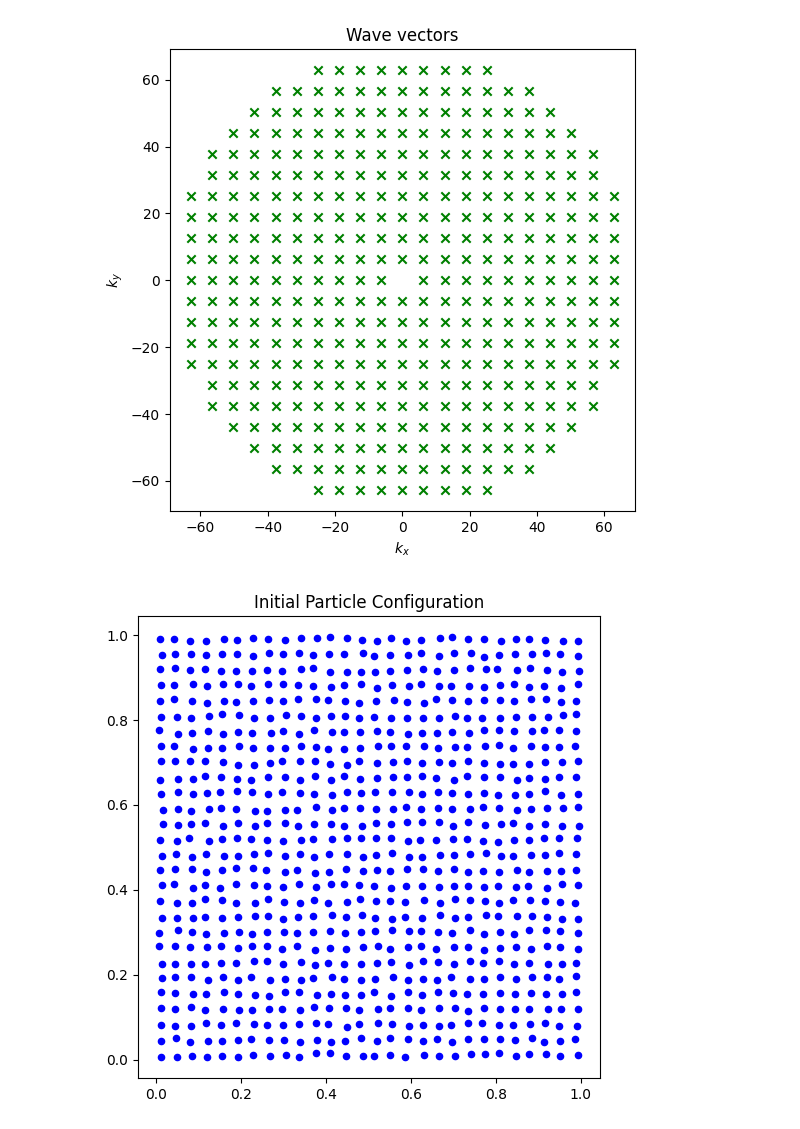
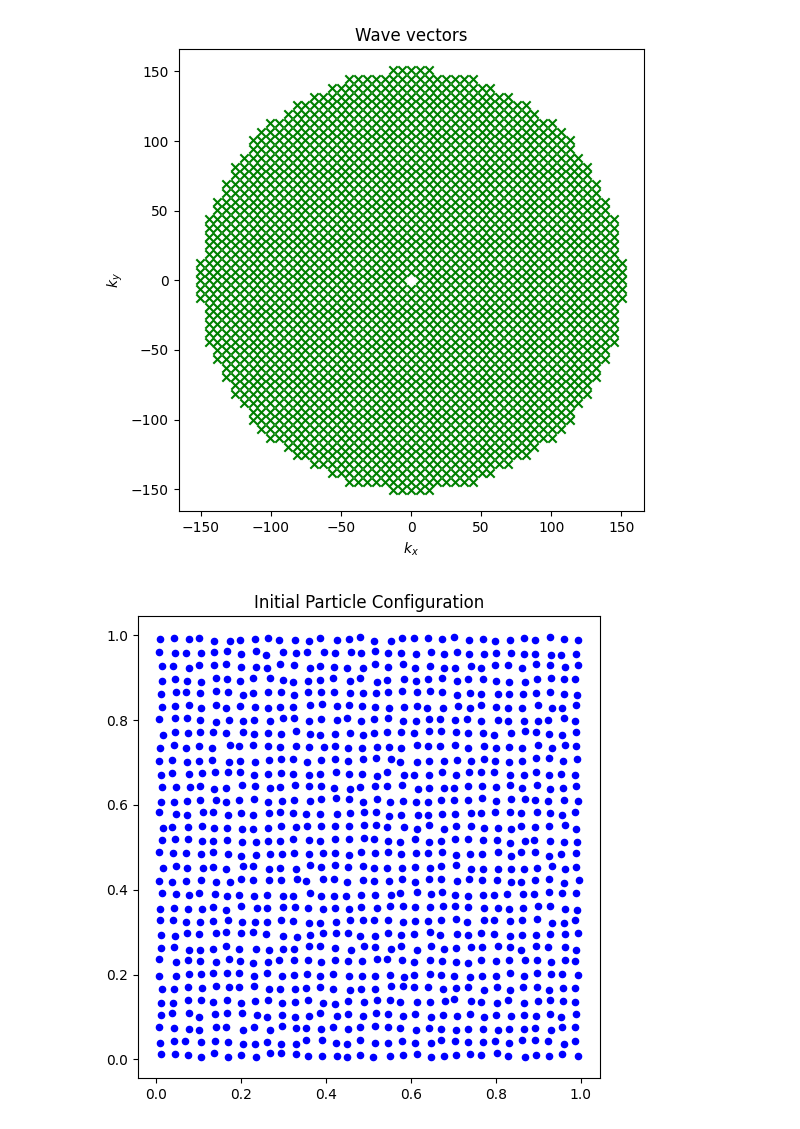
Before and after one commit to EnnoI/modeling_seminarSoSe25, a Jupyter notebook: hu_nnufft.ipynb, the cells around one changed output. Cells and saved outputs as stored; diff of their text form; code cells hidden in the pictures.

```diff
--- a/hu_nnufft.ipynb
+++ b/hu_nnufft.ipynb
@@ -73,12 +73,10 @@ def perturbed_point_pattern(N, eps=0.005):
 # %%
 def compute_rho(k, r):
     N = r.shape[0]
-    kx = np.ascontiguousarray(k[0, :])
-    ky = np.ascontiguousarray(k[1, :])
     rx = np.ascontiguousarray(r[:, 0])
     ry = np.ascontiguousarray(r[:, 1])
     c = np.ones(N, dtype=np.complex128)
-    return finufft.nufft2d3(rx, ry, c, kx, ky, eps=1e-12, isign=+1) # (M,)
+    return finufft.nufft2d3(rx, ry, c, k[0, :], k[1, :], eps=1e-12, isign=+1) # (M,)
 
 # for optimization purposes
 def compute_S_rho(rho, N):
@@ -107,16 +105,13 @@ def gradient_function(x, k, S0_k):
     grad = np.zeros_like(r) # (N, 2)
     rho = compute_rho(k, r) # (M,)
     S_kr = compute_S_rho(rho, N) # (M,)
-    k_2 = (k[0, :]**2 + k[1, :]**2)
-    kx = np.ascontiguousarray(k[0, :])
-    ky = np.ascontiguousarray(k[1, :])
     factor = -4.j/N * ((S_kr - S0_k) * rho)
-    C_hat_x = kx * factor # (M, )
-    C_hat_y = ky * factor # (M, )
+    C_hat_x = k[0, :] * factor # (M, )
+    C_hat_y = k[1, :] * factor # (M, )
     rx = np.ascontiguousarray(r[:, 0])
     ry = np.ascontiguousarray(r[:, 1])
-    grad[:, 0] = np.real(finufft.nufft2d3(kx, ky, C_hat_x, rx, ry, isign=-1))
-    grad[:, 1] = np.real(finufft.nufft2d3(kx, ky, C_hat_y, rx, ry, isign=-1))
+    grad[:, 0] = np.real(finufft.nufft2d3(k[0, :], k[1, :], C_hat_x, rx, ry, isign=-1))
+    grad[:, 1] = np.real(finufft.nufft2d3(k[0, :], k[1, :], C_hat_y, rx, ry, isign=-1))
     return grad.flatten()
 # %%
 # ---== Visualization ==--- #
@@ -152,20 +147,20 @@ np.random.seed(0)  # For reproducibility
 
 # ---== Parameters ==--- #
 
-N = 780
+N = 1000
 M = 100
 
 # Target structure factor parameters
 H = 1e-4
 alpha = 100.
-K_cutoff = 20*np.pi
+K_cutoff = 44*np.pi
 D = np.pow(K_cutoff, -alpha)
 
 r_init = perturbed_point_pattern(N)
 # since some point pattern generation algos dont give exactly N
 N = r_init.shape[0]
 
-k = generate_k_vectors(K_cutoff,num_per_dim=M)
+k = np.ascontiguousarray(generate_k_vectors(K_cutoff,num_per_dim=M))
 #k = grid_k_vectors(K_cutoff)
 M = k.shape[1]
 
@@ -183,32 +178,32 @@ print("Value before optimizing: ", objective_function(r_init.flatten(), k, S0_k)
 
 # ---== Run Optimization ==--- #
 res = minimize(
     fun=objective_function,
     x0=r_init.flatten(),
     jac=gradient_function,
     args=(k, S0_k),
     method="BFGS",
     options={"disp": True, "maxiter": 1000},
     tol=1e-8
 )
 
 # ---== Postprocess ==--- #
 
 r_opt = res.x.reshape(N, 2)  # Final particle positions
 print(res)
 
 # Save point pattern:
 outfile = f"point_patterns/pp.npy"
 np.save(outfile, r_opt)
 with open("point_patterns/parms.csv", 'w') as f:
         f.write("N, M, D, H, K_cutoff, alpha\n")
         f.write(f"{N},{M},{D},{H},{K_cutoff},{alpha}\n")
 print("parameters saved to parms.csv")
 print(f"phi saved to {outfile}")
 
 # Plot after optimization
 plot_particles(r_opt, "Optimized Particle Configuration")
 plot_structure_factor(r_opt, k, K_cutoff, S0_k, "Optimized Structure Factor")
 # %% [output]
-[figure, old version]
+[figure, new version]
-[figure, old version]
+[figure, new version]
```
Also changed, not shown: parts of 1 cell of this notebook, 3 other files.
